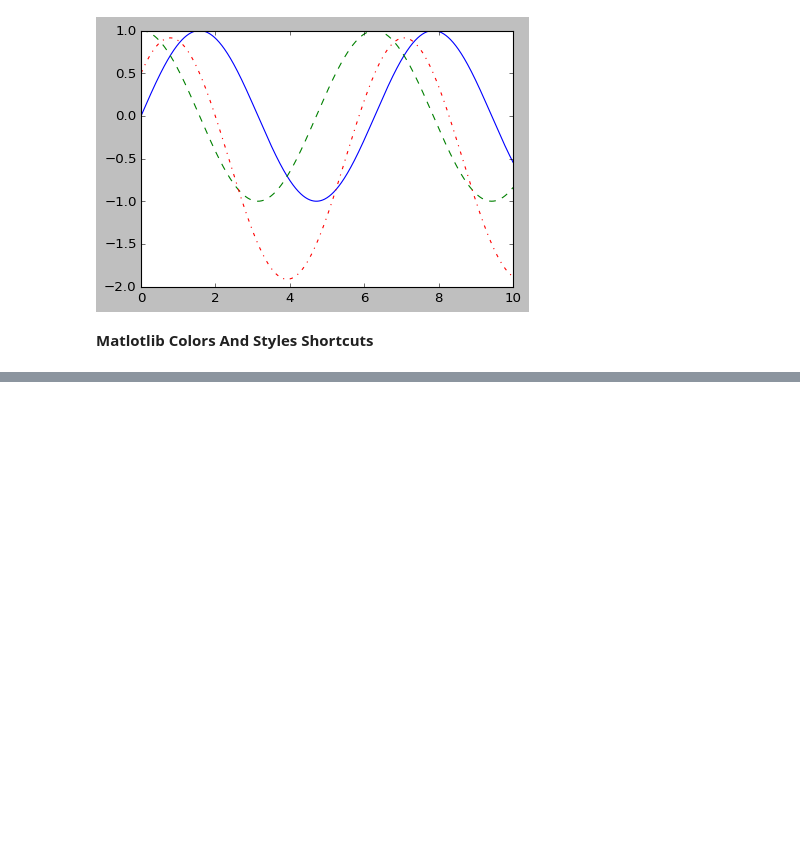
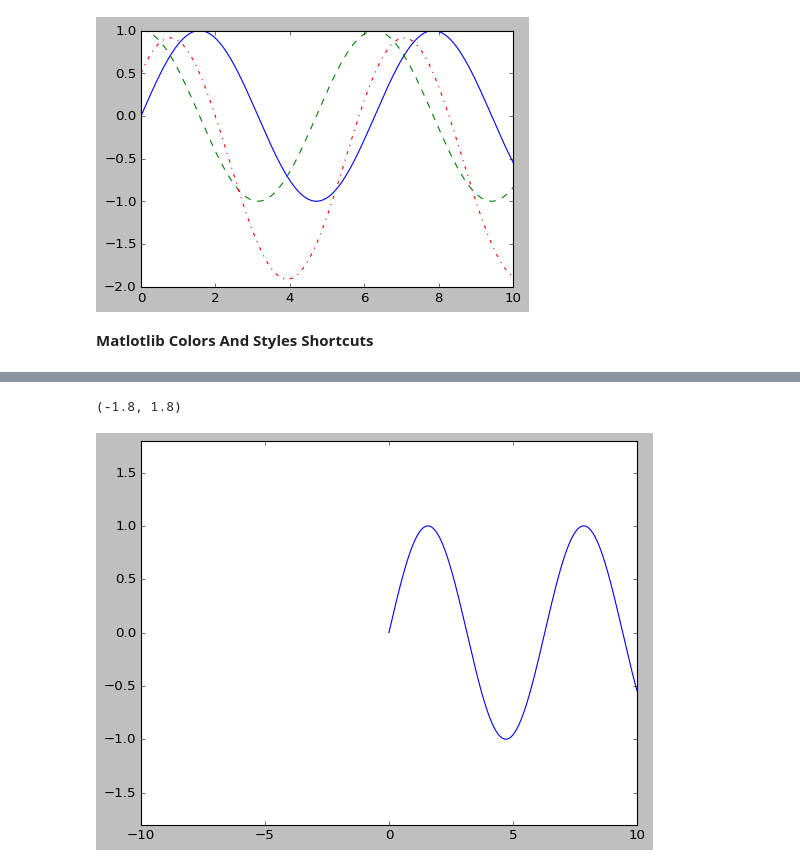
Before and after one commit to Asyfulazhim/peneraju_machine_learning, a Jupyter notebook: Data Science/matplotlib1.ipynb, the cells around one changed output, grey strips where cells are left out. Saved outputs shown, nothing was run; the diff lists cells and outputs as text; code cells hidden in the pictures; blank space fills up the shorter version.

```diff
--- a/Data Science/matplotlib1.ipynb
+++ b/Data Science/matplotlib1.ipynb
@@ -150,0 +196,7 @@ ValueError: '_' is not a valid value for ls; supported values are '-', '--', '-.
+# %%
+plt.plot(x, np.sin(x))
+plt.xlim(-10, 10)
+plt.ylim(-1.8, 1.8)
+# %% [output]
+(-1.8, 1.8)
+[figure, added]
```
Also changed, not shown: parts of 17 cells of this notebook.
